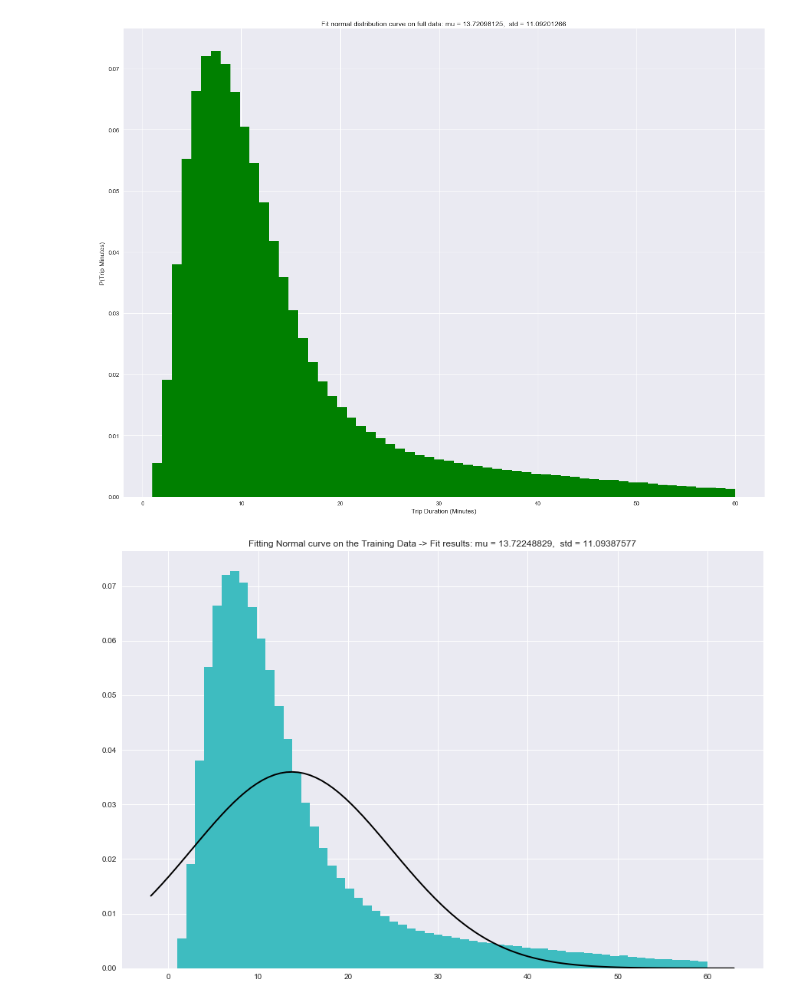
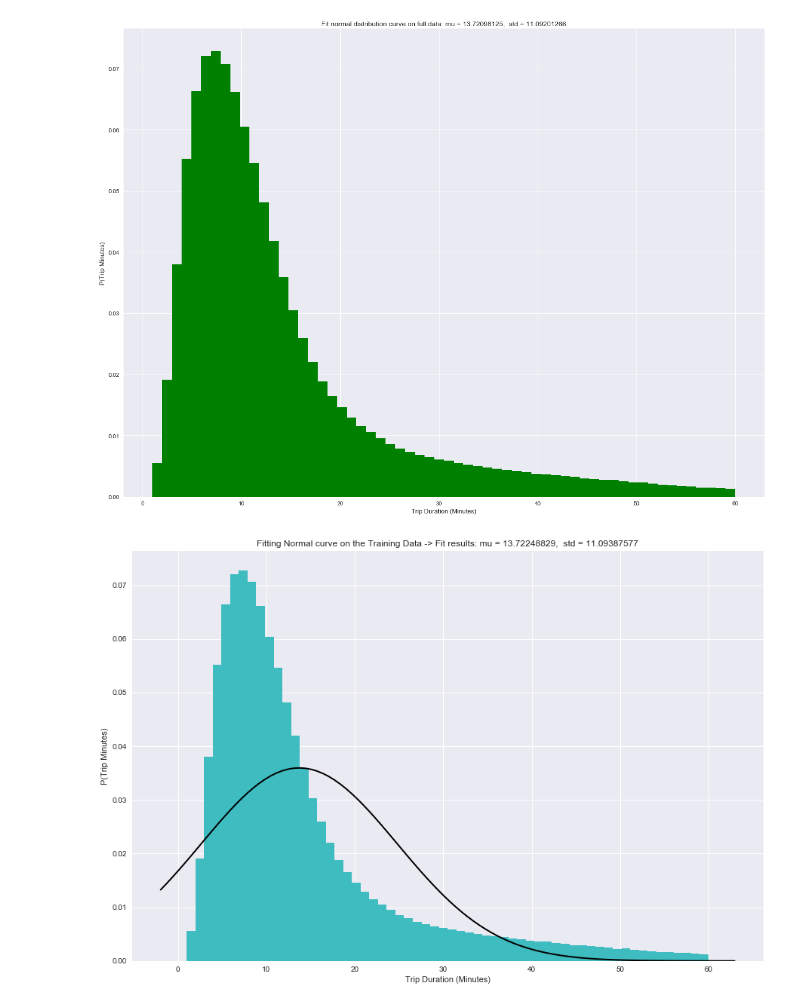
Before and after one commit to advaitoctober/ChicagoTaxiTrip, a Jupyter notebook: Probability/Chicago Taxi Probability Project.ipynb, the cells around one changed output. Saved outputs shown, nothing was run; the diff lists cells and outputs as text; code cells hidden in the pictures.

```diff
--- a/Probability/Chicago Taxi Probability Project.ipynb
+++ b/Probability/Chicago Taxi Probability Project.ipynb
@@ -59,26 +59,29 @@ taxi_train_data, taxi_test_data = train_test_split(taxitime_data, test_size=0.2)
 # %%
 #Plottning Train Data and fitting Normal Distribution model
 fig = plt.figure(figsize=(15,10))
 # Generate some data for this demonstration.
 odata = taxi_train_data['trip_min']
 
 # Fit a normal distribution to the data:
 mu, std = norm.fit(odata)
 
 # Plot the histogram.
 plt.hist(odata, bins= 60,normed=True, color='#3EBCC0')
 
 # Plot the PDF.
 xmin, xmax = plt.xlim()
 x = np.linspace(xmin, xmax, 100)
 p = norm.pdf(x, mu, std)
 plt.plot(x, p, 'k', linewidth=2)
 title = "Fitting Normal curve on the Training Data -> Fit results: mu = %.8f,  std = %.8f" % (mu, std)
 plt.title(title)
+plt.xlabel('Trip Duration (Minutes)')
+plt.ylabel('P(Trip Minutes)')
+
 
 plt.show()
 # %% [output]
-[figure, old version]
+[figure, new version]
 # %%
 #Plotting Test data and plotting Normal Distribution Curve generated from training data
 fig = plt.figure(figsize=(15,10))
```
Also changed, not shown: parts of 2 cells of this notebook, 3 other files.
